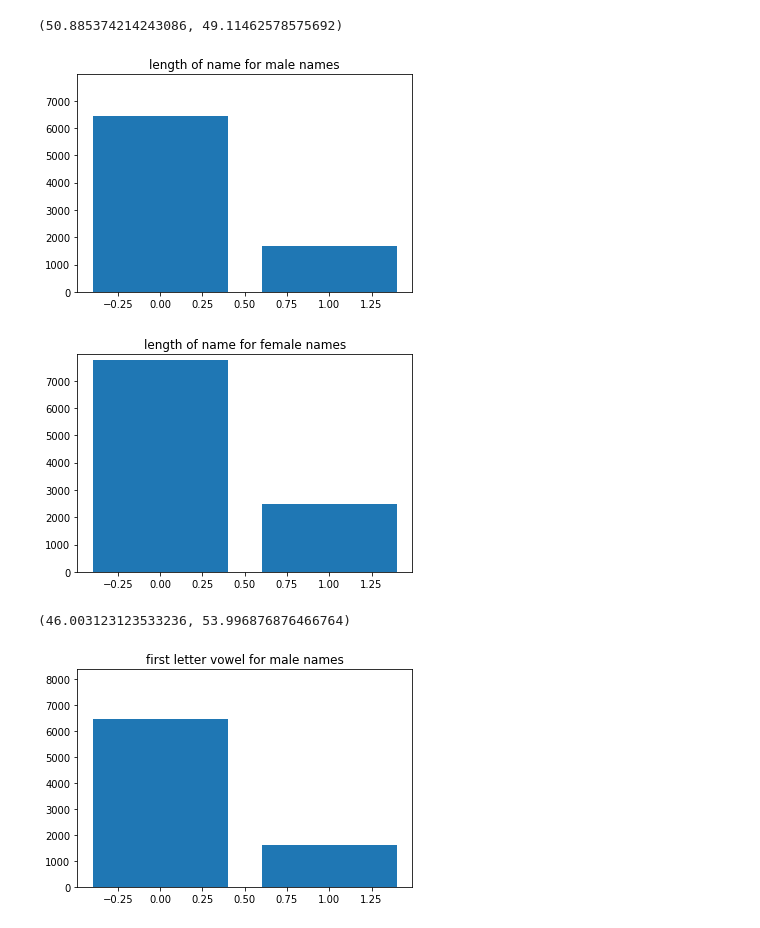
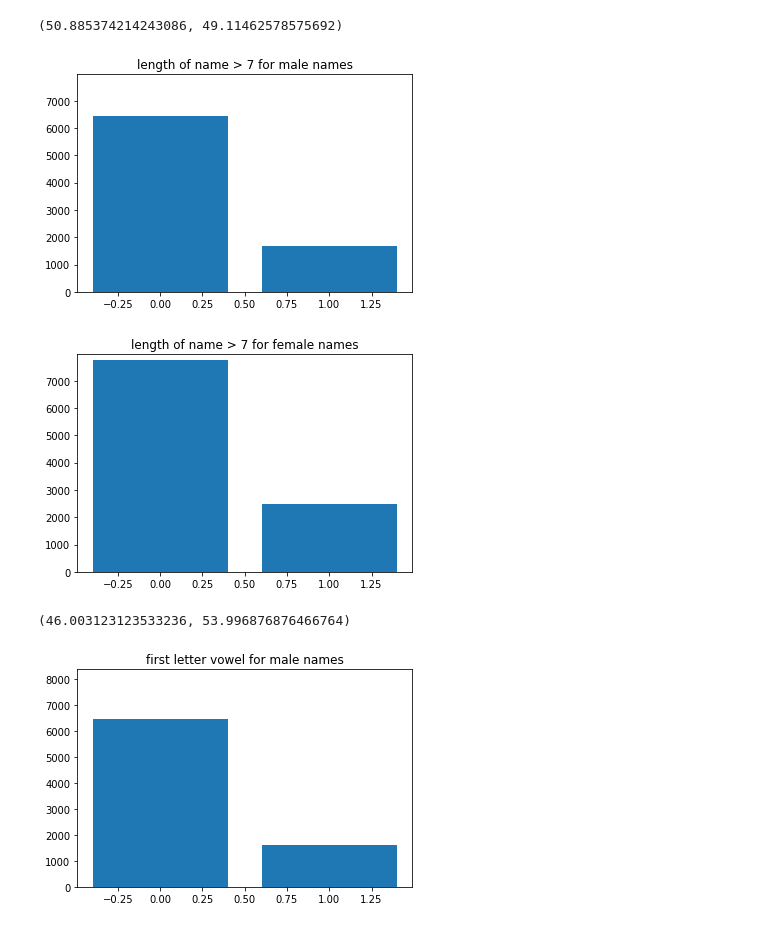
Before and after one commit to SebastianKapunkt/name-classifier, a Jupyter notebook: visulize_features.ipynb, the cells around one changed output. Drawn from its saved outputs; the diff is of its cells as text; code cells hidden in the pictures.

```diff
--- a/visulize_features.ipynb
+++ b/visulize_features.ipynb
@@ -222,10 +222,10 @@ draw_bar_for_feature(lambda name: count_hard_consonant(name) > 0, names, "Count
 [figure]
 (50.885374214243086, 49.11462578575692)
 # %%
-draw_bar_for_feature(lambda name: len_name(name) > 7, names, "length of name", show_plt=True)
+draw_bar_for_feature(lambda name: len_name(name) > 7, names, "length of name > 7", show_plt=True)
 # %% [output]
-[figure, old version]
+[figure, new version]
-[figure, old version]
+[figure, new version]
 (46.003123123533236, 53.996876876466764)
 # %%
 draw_bar_for_feature(first_letter_vowel, names, "first letter vowel", show_plt=True)
```
Also changed, not shown: 10 other files.
